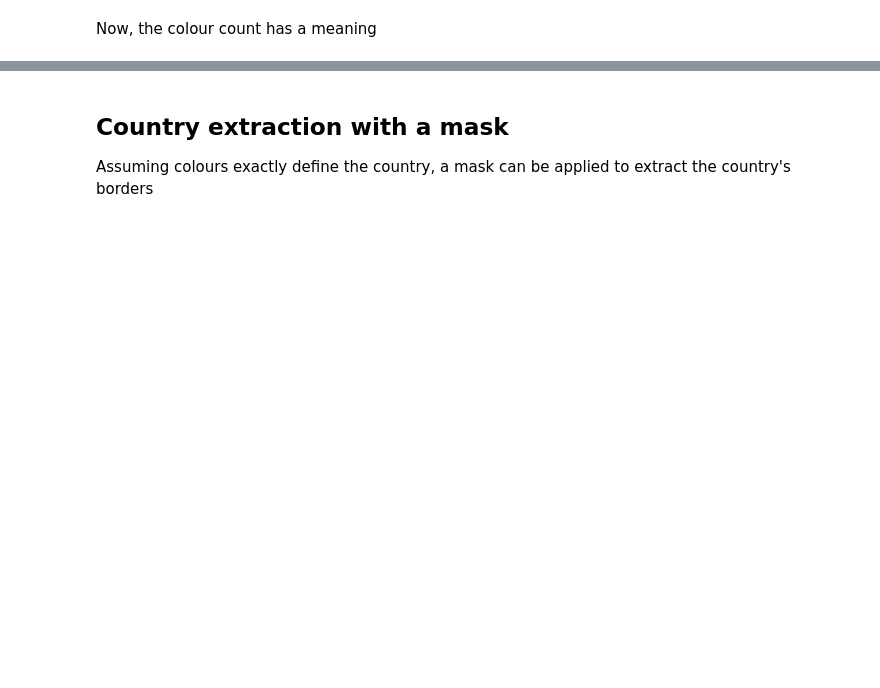
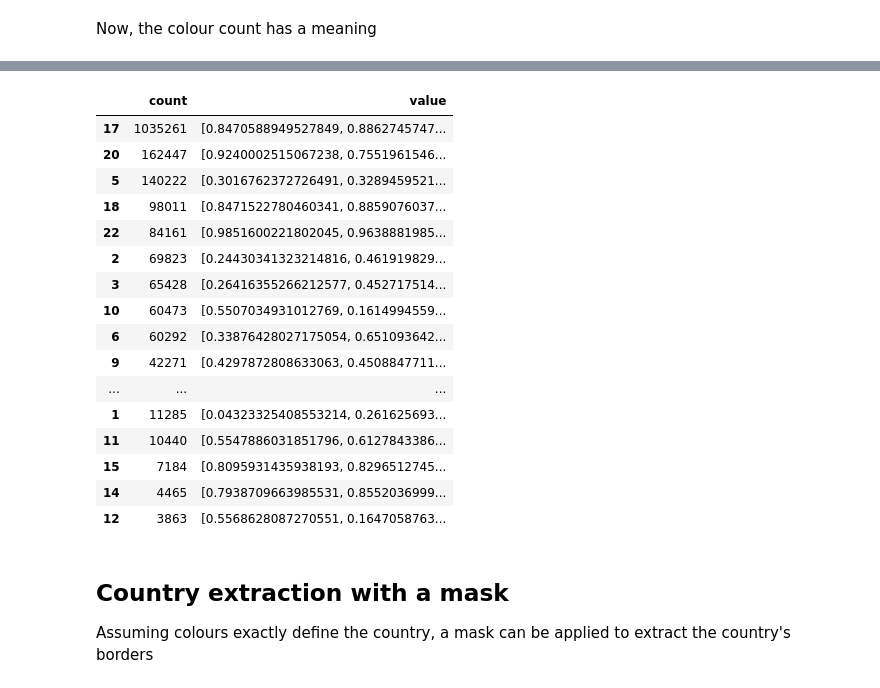
Before and after one commit to cadoman/map-parser, a Jupyter notebook: notebooks/polygon_extraction.ipynb, the cells around one changed output, grey strips where cells are left out. Saved outputs shown, nothing was run; the diff lists cells and outputs as text; code cells hidden in the pictures; blank space fills up the shorter version.

```diff
--- a/notebooks/polygon_extraction.ipynb
+++ b/notebooks/polygon_extraction.ipynb
@@ -205,3 +211,24 @@ print_colors(extracted_colors)
+# %%
+extracted_colors.to_pickle('tmp/extracted_colors.pkl')
+extracted_colors
+# %% [output]
+|  | count | value |
+| 17 | 1035261 | [0.8470588949527849, 0.8862745747... |
+| 20 | 162447 | [0.9240002515067238, 0.7551961546... |
+| 5 | 140222 | [0.3016762372726491, 0.3289459521... |
+| 18 | 98011 | [0.8471522780460341, 0.8859076037... |
+| 22 | 84161 | [0.9851600221802045, 0.9638881985... |
+| 2 | 69823 | [0.24430341323214816, 0.461919829... |
+| 3 | 65428 | [0.26416355266212577, 0.452717514... |
+| 10 | 60473 | [0.5507034931012769, 0.1614994559... |
+| 6 | 60292 | [0.33876428027175054, 0.651093642... |
+| 9 | 42271 | [0.4297872808633063, 0.4508847711... |
+| ... | ... | ... |
+| 1 | 11285 | [0.04323325408553214, 0.261625693... |
+| 11 | 10440 | [0.5547886031851796, 0.6127843386... |
+| 15 | 7184 | [0.8095931435938193, 0.8296512745... |
+| 14 | 4465 | [0.7938709663985531, 0.8552036999... |
+| 12 | 3863 | [0.5568628087270551, 0.1647058763... |
 # %% [markdown]
 ## Country extraction with a mask
 Assuming colours exactly define the country, a mask can be applied to extract the country's borders
```
Also changed, not shown: parts of 11 cells of this notebook.
